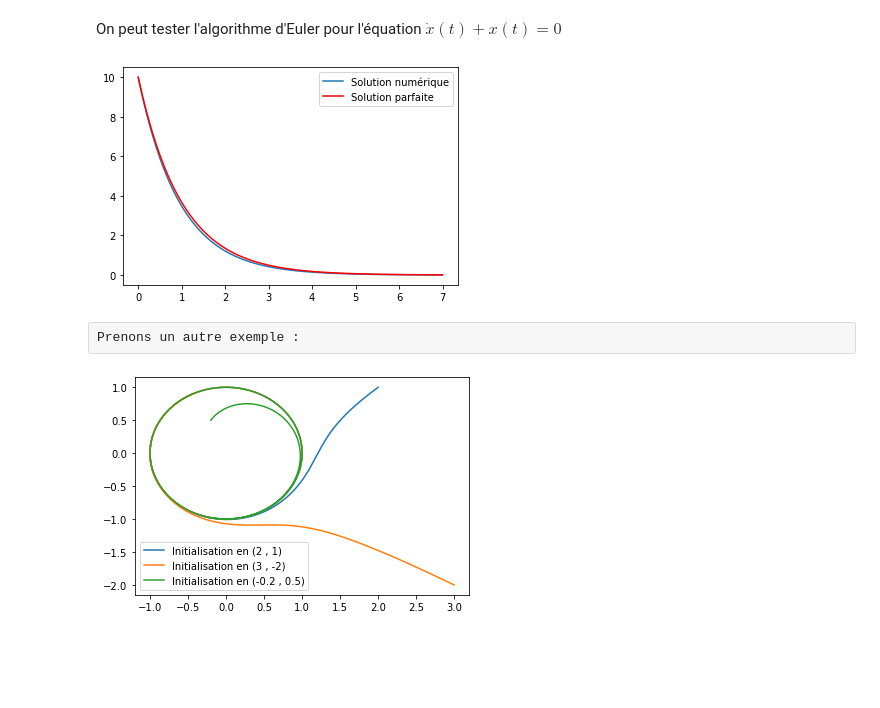
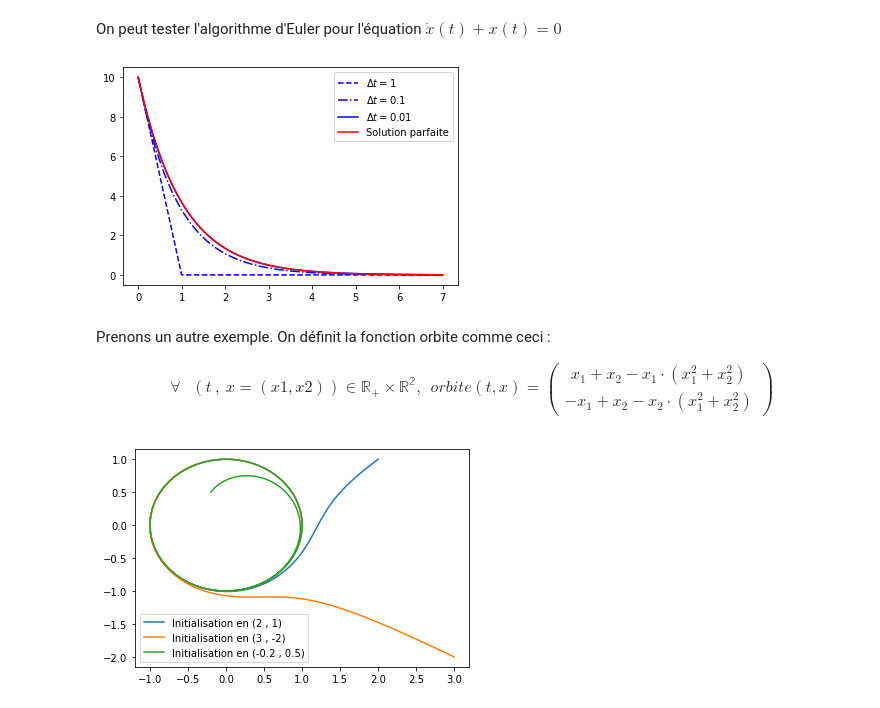
Before and after one commit to pguillot07/Devoir-Maths-Info-Equations-Differentielles, a Jupyter notebook: Rendu_equations_differentielles.ipynb, the cells around one changed output. Drawn from its saved outputs; the diff is of its cells as text; code cells hidden in the pictures; blank space fills up the shorter version.

```diff
--- a/Rendu_equations_differentielles.ipynb
+++ b/Rendu_equations_differentielles.ipynb
@@ -217,23 +213,39 @@ On peut tester l'algorithme d'Euler pour l'équation $\dot x(t) + x(t) = 0$
 # %%
 def test(t, x): #test pour l'équation différentielle x'(t) + x(t) = 0
     return(- x)
 
 x0 = [10]
 t0 = 0
 tf = 7
-dt = 0.1
 
+dt = 1
 t, x = solve_euler_explicit(test, x0, dt, t0, tf)
+plt.plot(t, x, label = "$\Delta t = 1 $", c='b', linestyle = '--')
+
+dt = 0.2
+t, x = solve_euler_explicit(test, x0, dt, t0, tf)
+plt.plot(t, x, label = "$\Delta t = 0.1 $", c = 'b', linestyle='-.')
+
+dt = 0.01
+t, x = solve_euler_explicit(test, x0, dt, t0, tf)
+plt.plot(t, x, label = "$\Delta t = 0.01 $", c = 'b')
 x_parfait = x0[0]*(np.exp(t))**(-1)
+plt.plot(t, x_parfait, c='r', label = "Solution parfaite")
 
-plt.plot(t, x, label = "Solution numérique")
-plt.plot(t, x_parfait, c='r', label = "Solution parfaite")
 plt.legend()
 plt.show()
 # %% [output]
-[figure, old version]
+[figure, new version]
-# %% [raw]
-Prenons un autre exemple :
+# %% [markdown]
+Prenons un autre exemple. On définit la fonction orbite comme ceci :
+
+$$
+\forall \ \ \ (t \ , \ x = (x1,x2)) \in \mathbb{R_+} \times \mathbb{R^2}, \ \ orbite(t,x) =
+\left(\begin{array}{cc}
+x_1 + x_2 - x_1 \cdot (x_1^2 + x_2^2)\\
+-x_1 + x_2 - x_2 \cdot (x_1^2 + x_2^2)
+\end{array}\right)
+$$
 # %%
 def orbite(t, x):
     return np.array([x[0] + x[1] - x[0]*(x[0]*x[0] + x[1]*x[1]), -x[0] + x[1] - x[1]*(x[0]*x[0] + x[1]*x[1])])
```
Also changed, not shown: parts of 8 cells of this notebook.
